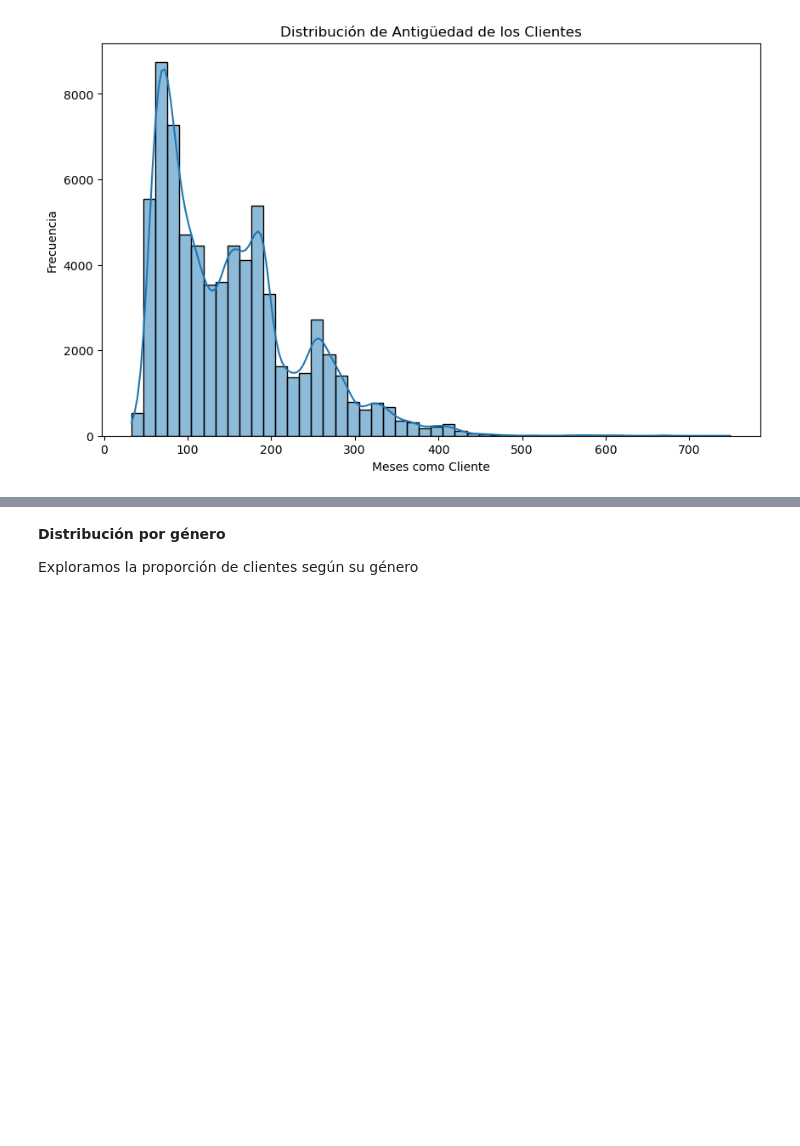
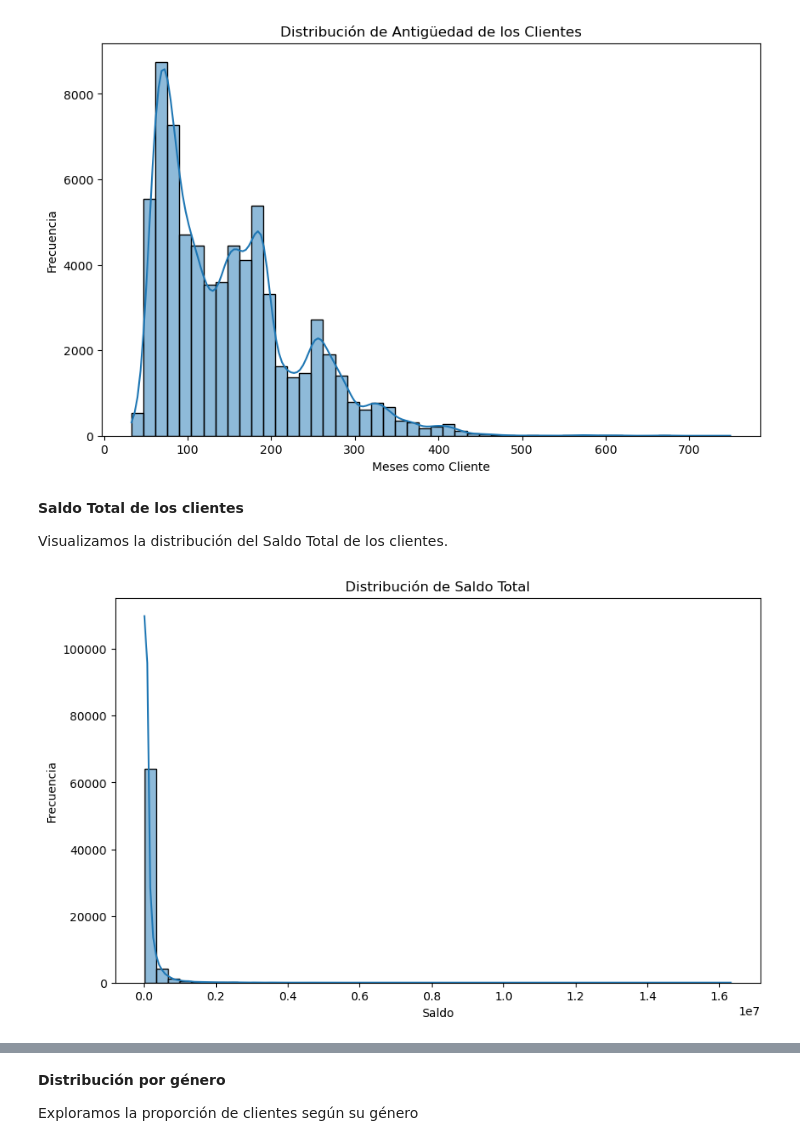
Before and after one commit to Josemargal/vanguard-ab-test, a Jupyter notebook: data_exploration.ipynb, the cells around one changed output, grey strips where cells are left out. Cells and saved outputs as stored; diff of their text form; code cells hidden in the pictures; blank space fills up the shorter version.

```diff
--- a/data_exploration.ipynb
+++ b/data_exploration.ipynb
@@ -473,3 +473,17 @@ plt.ylabel('Frecuencia')
 plt.show()
 # %% [output]
 [figure]
+# %% [markdown]
+**Saldo Total de los clientes**
+
+Visualizamos la distribución del Saldo Total de los clientes.
+# %%
+# Visualización de la distribución de saldo total
+plt.figure(figsize=(10, 6))
+sns.histplot(df_demo['bal'], bins=50, kde=True)
+plt.title('Distribución de Saldo Total')
+plt.xlabel('Saldo')
+plt.ylabel('Frecuencia')
+plt.show()
+# %% [output]
+[figure, added]
```
Also changed, not shown: parts of 1 cell of this notebook.
